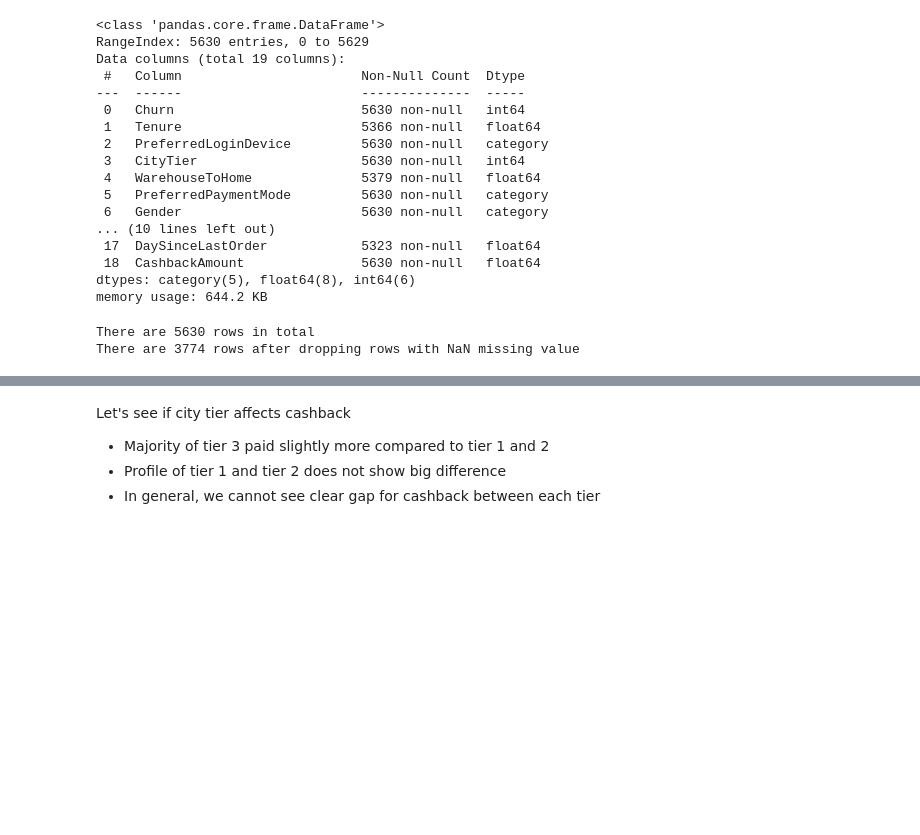
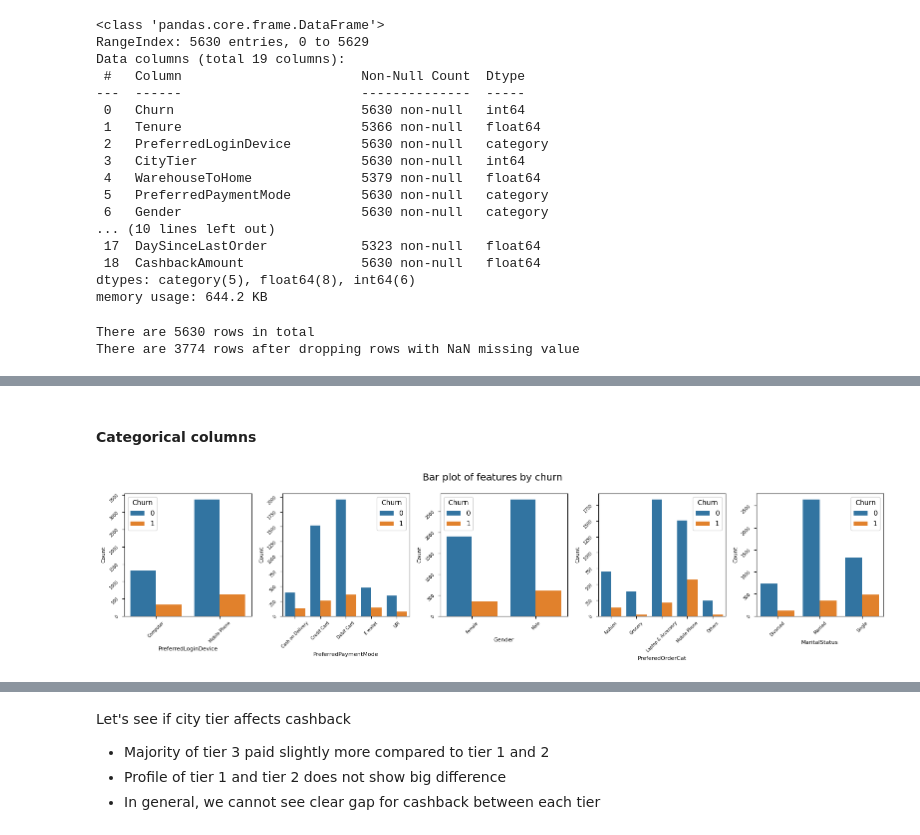
Before and after one commit to TsungYuanHsu/e-commerce_customer_churn_analysis, a Jupyter notebook: e-commerce_customer_churn_analysis.ipynb, the cells around one changed output, grey strips where cells are left out. Saved outputs shown, nothing was run; the diff lists cells and outputs as text; code cells hidden in the pictures; blank space fills up the shorter version.

```diff
--- a/e-commerce_customer_churn_analysis.ipynb
+++ b/e-commerce_customer_churn_analysis.ipynb
@@ -233,0 +319,21 @@ There are 3774 rows after dropping rows with NaN missing value
+# %% [markdown]
+#### Categorical columns
+# %%
+fig, axes = plt.subplots(1, 5, figsize=(16, 4))
+fig.suptitle('Bar plot of features by churn', fontsize=14)
+axes = axes.flatten()
+for i, col in enumerate(cat_columns):
+    df_col_churn = df_eda.groupby([col, 'Churn'])['Churn'].count().reset_index(name='Count')
+    sns.barplot(x=col,
+                y='Count',
+                data=df_col_churn,
+                hue='Churn',
+                ax=axes[i]
+               )
+    axes[i].set_xlabel(col, fontsize=8)
+    axes[i].set_ylabel('Count', fontsize=8)
+    axes[i].tick_params(labelrotation=45, labelsize=6)
+plt.tight_layout()
+plt.show()
+# %% [output]
+[figure, added]
```
Also changed, not shown: parts of 29 cells of this notebook.
